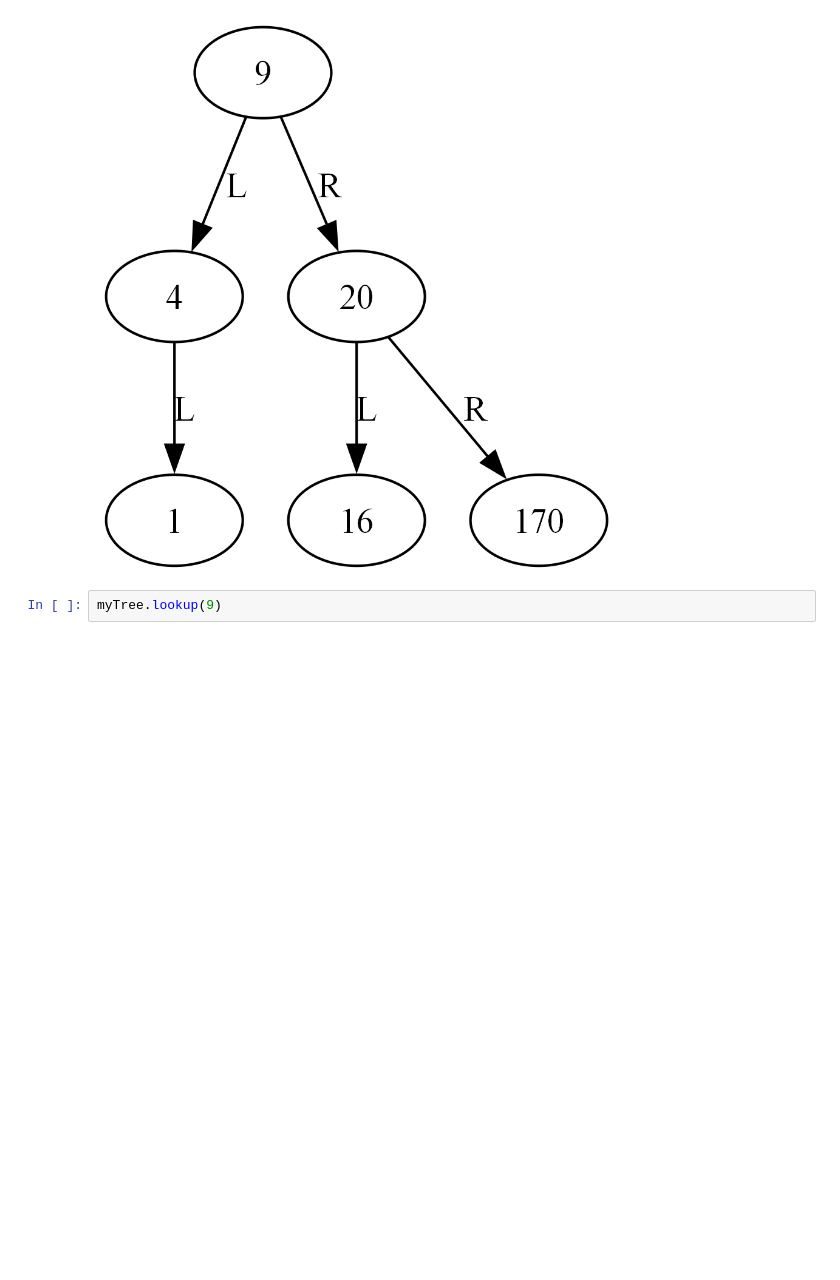
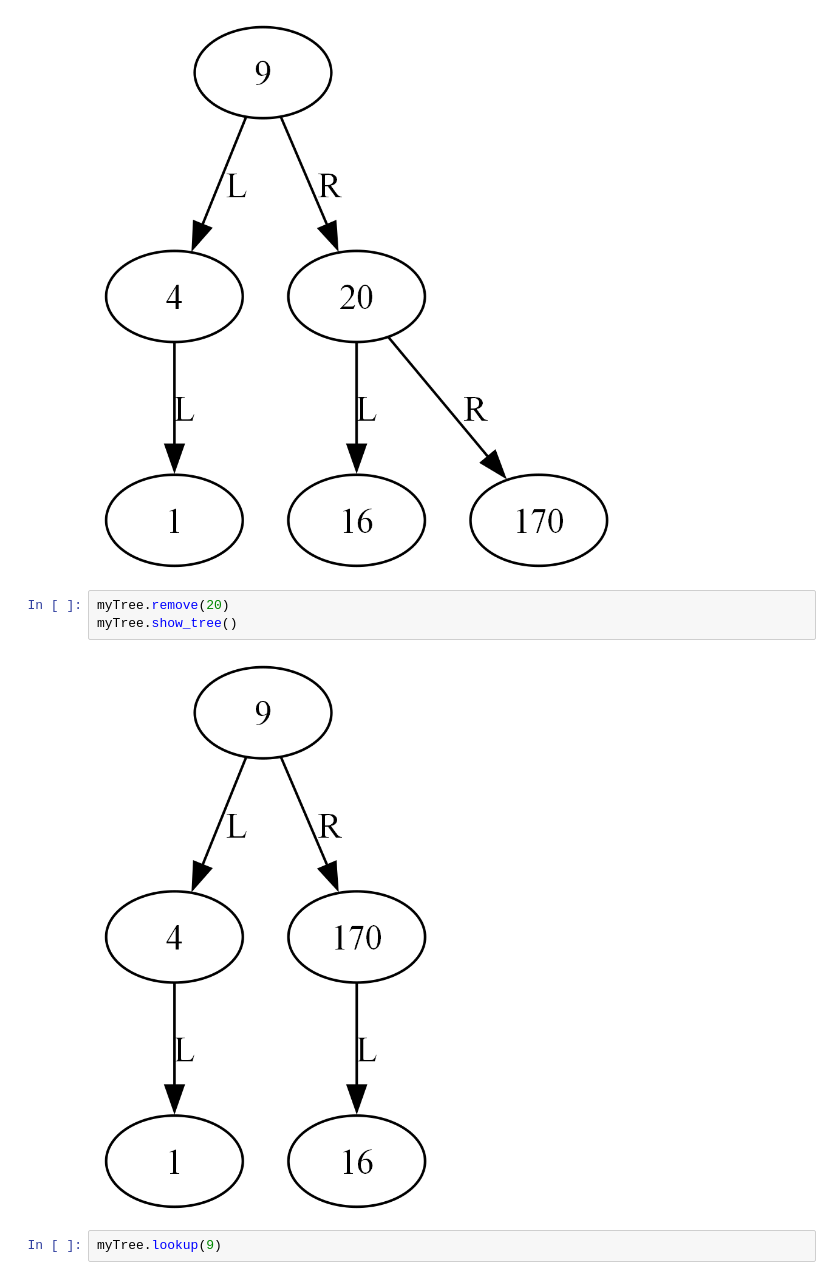
Before and after one commit to IamJamesRooke/ztm_dsa, a Jupyter notebook: 06_trees.ipynb, the cells around one changed output. Cells and saved outputs as stored; diff of their text form; blank space fills up the shorter version.

Commit message:
remove binary tree method complete

```diff
--- a/06_trees.ipynb
+++ b/06_trees.ipynb
@@ -162,6 +187,11 @@ myTree.insert(170)
 myTree.show_tree()
 # %% [output]
 [figure]
+# %%
+myTree.remove(20)
+myTree.show_tree()
+# %% [output]
+[figure, added]
 # %%
 myTree.lookup(9)
 # %% [output]
```
Also changed, not shown: parts of 1 cell of this notebook, 1 other file.
